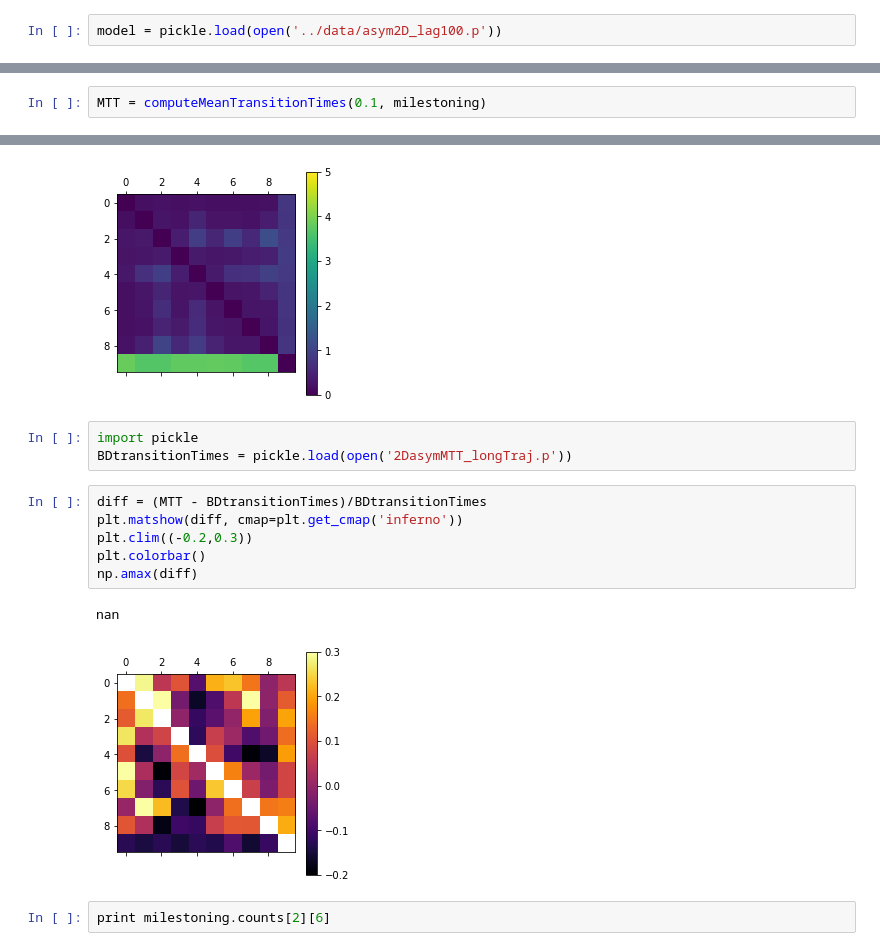
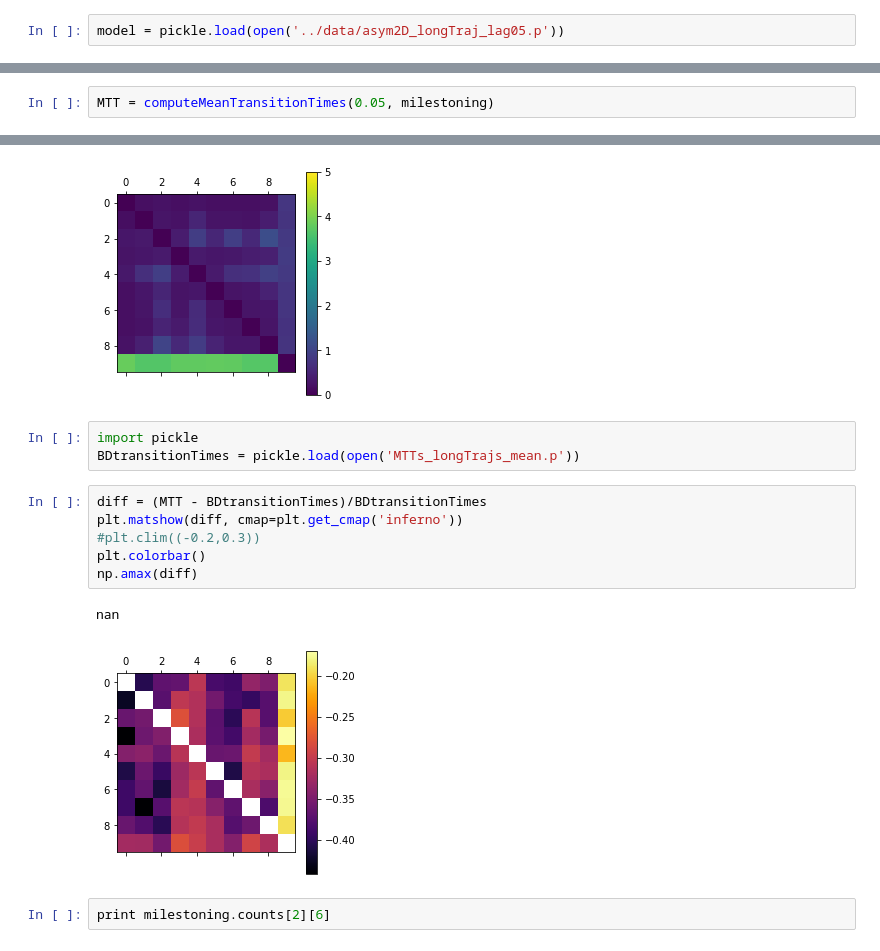
Before and after one commit to markovmodel/msmrd, a Jupyter notebook: scripts/MSMRD2Dasym.ipynb, the cells around one changed output, grey strips where cells are left out. Saved outputs shown, nothing was run; the diff lists cells and outputs as text.

```diff
--- a/scripts/MSMRD2Dasym.ipynb
+++ b/scripts/MSMRD2Dasym.ipynb
@@ -21,4 +21,4 @@ def discreteHistogram(data):
     centers = (hist[1][1:] + hist[1][:-1])/2
     return hist, centers
 # %%
-model = pickle.load(open('../data/asym2D_lag100.p'))
+model = pickle.load(open('../data/asym2D_longTraj_lag05.p'))
@@ -204,7 +205,7 @@ milestoning.computeMilestoningTraj(sim.traj[:,1:4])
 # %%
 milestoning.computeMeanTransitionTimes(0.1)
 # %%
-MTT = computeMeanTransitionTimes(0.1, milestoning)
+MTT = computeMeanTransitionTimes(0.05, milestoning)
 # %%
 plt.matshow(MTT)
 plt.colorbar()
@@ -219,16 +221,16 @@ plt.clim((0., 5.0))
 [figure]
 # %%
 import pickle
-BDtransitionTimes = pickle.load(open('2DasymMTT_longTraj.p'))
+BDtransitionTimes = pickle.load(open('MTTs_longTrajs_mean.p'))
 # %%
 diff = (MTT - BDtransitionTimes)/BDtransitionTimes
 plt.matshow(diff, cmap=plt.get_cmap('inferno'))
-plt.clim((-0.2,0.3))
+#plt.clim((-0.2,0.3))
 plt.colorbar()
 np.amax(diff)
 # %% [output]
 nan
-[figure, old version]
+[figure, new version]
 # %%
 print milestoning.counts[2][6]
 # %% [output]
```
Also changed, not shown: parts of 11 cells of this notebook, 9 other files.
